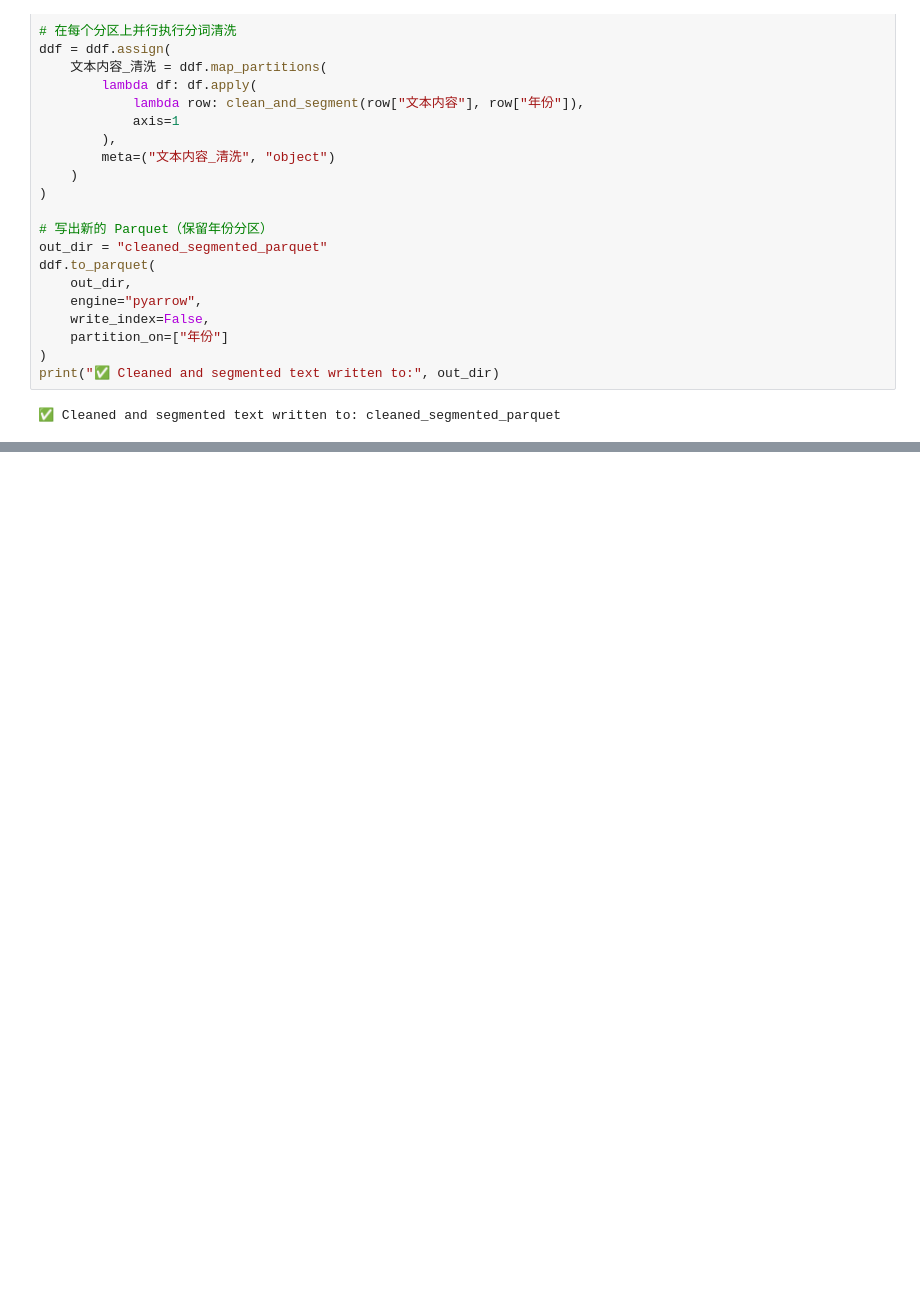
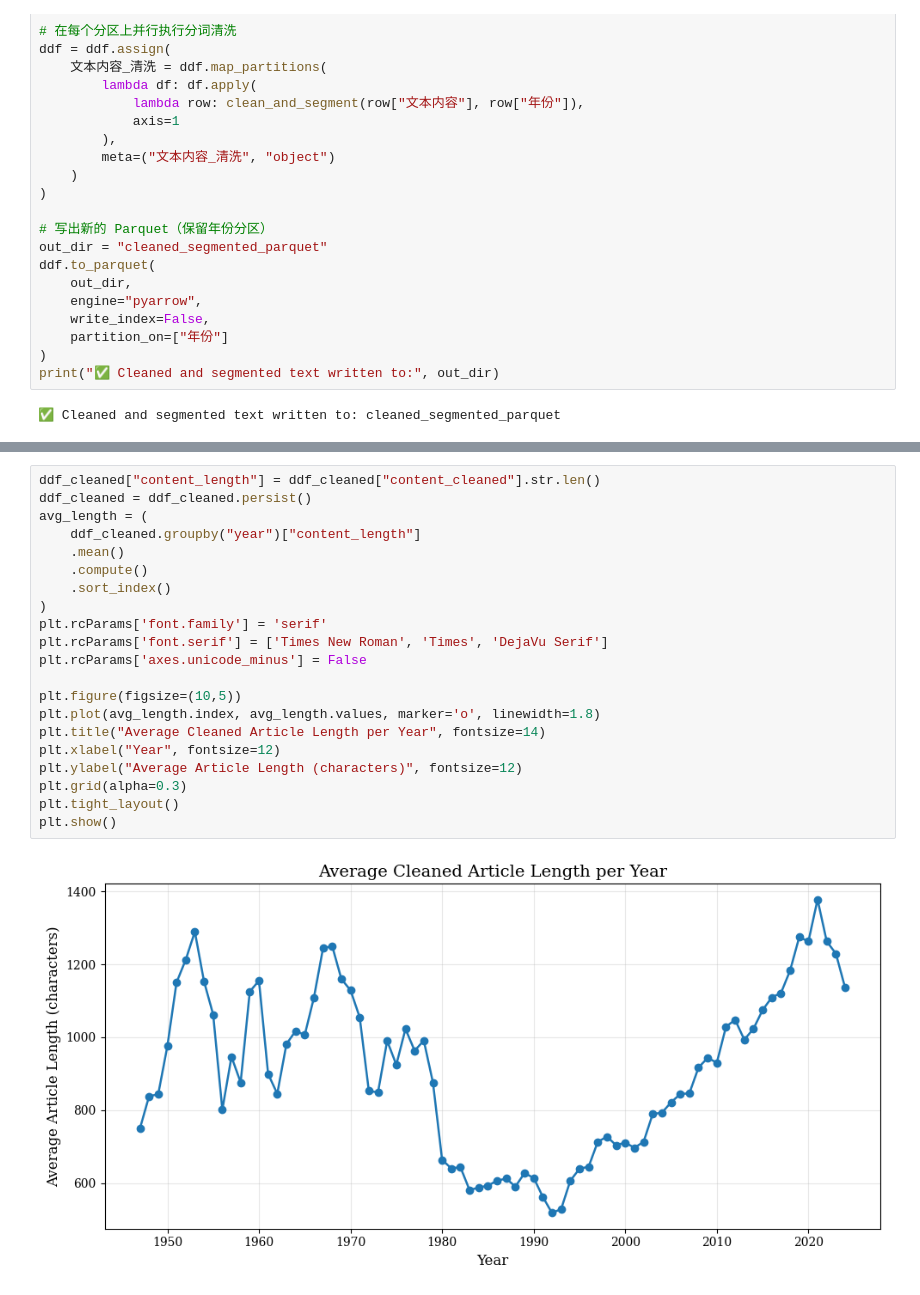
Before and after one commit to JairusJia/thesis, a Jupyter notebook: v1.ipynb, the cells around one changed output, grey strips where cells are left out. Cells and saved outputs as stored; diff of their text form; blank space fills up the shorter version.

```diff
--- a/v1.ipynb
+++ b/v1.ipynb
@@ -213,0 +276,23 @@ print(ddf_cleaned.head(5))
+# %%
+ddf_cleaned["content_length"] = ddf_cleaned["content_cleaned"].str.len()
+ddf_cleaned = ddf_cleaned.persist()
+avg_length = (
+    ddf_cleaned.groupby("year")["content_length"]
+    .mean()
+    .compute()
+    .sort_index()
+)
+plt.rcParams['font.family'] = 'serif'
+plt.rcParams['font.serif'] = ['Times New Roman', 'Times', 'DejaVu Serif']
+plt.rcParams['axes.unicode_minus'] = False
+
+plt.figure(figsize=(10,5))
+plt.plot(avg_length.index, avg_length.values, marker='o', linewidth=1.8)
+plt.title("Average Cleaned Article Length per Year", fontsize=14)
+plt.xlabel("Year", fontsize=12)
+plt.ylabel("Average Article Length (characters)", fontsize=12)
+plt.grid(alpha=0.3)
+plt.tight_layout()
+plt.show()
+# %% [output]
+[figure, added]
```
Also changed, not shown: parts of 9 cells of this notebook.
